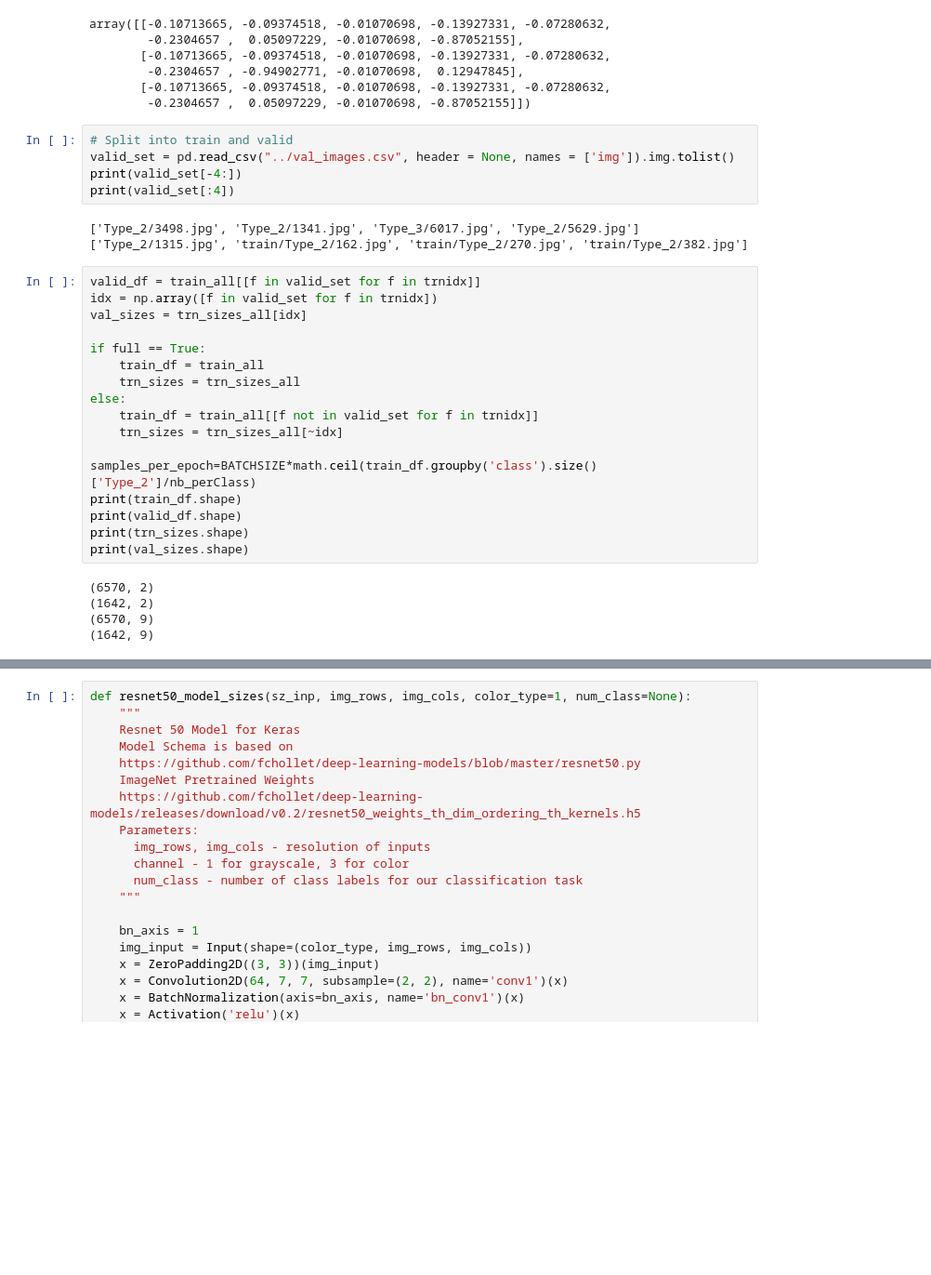
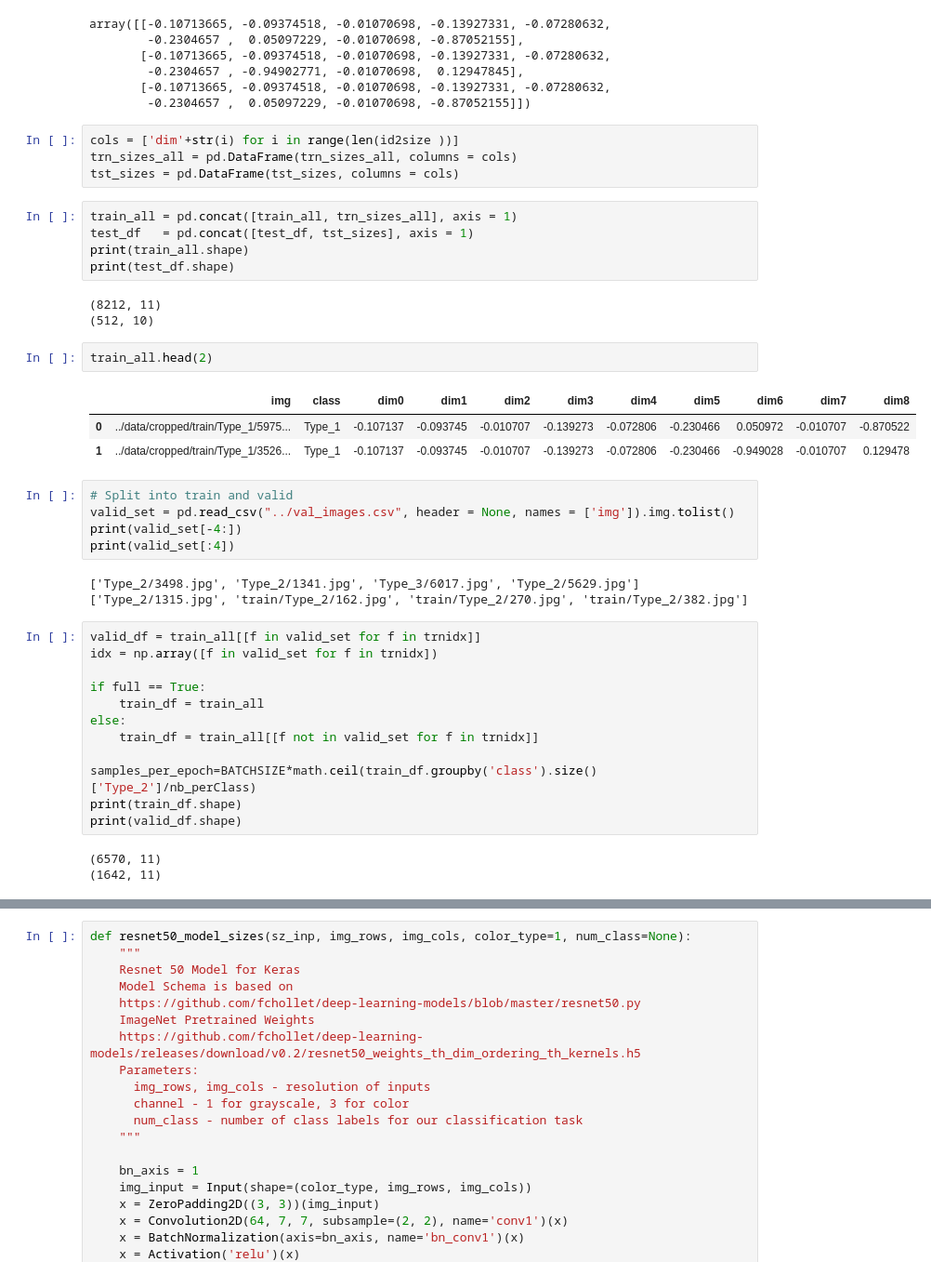
Before and after one commit to darraghdog/cervical, a Jupyter notebook: scripts/resnet50_val_dmcrop-imgdim-V1.ipynb, the cells around one changed output, grey strips where cells are left out. Shown: that part at 93% size. Saved outputs shown, nothing was run; the diff lists cells and outputs as text; blank space fills up the shorter version.

```diff
--- a/scripts/resnet50_val_dmcrop-imgdim-V1.ipynb
+++ b/scripts/resnet50_val_dmcrop-imgdim-V1.ipynb
@@ -152,6 +152,24 @@ array([[-0.10713665, -0.09374518, -0.01070698, -0.13927331, -0.07280632,
         -0.2304657 , -0.94902771, -0.01070698,  0.12947845],
        [-0.10713665, -0.09374518, -0.01070698, -0.13927331, -0.07280632,
         -0.2304657 ,  0.05097229, -0.01070698, -0.87052155]])
+# %%
+cols = ['dim'+str(i) for i in range(len(id2size ))]
+trn_sizes_all = pd.DataFrame(trn_sizes_all, columns = cols)
+tst_sizes = pd.DataFrame(tst_sizes, columns = cols)
+# %%
+train_all = pd.concat([train_all, trn_sizes_all], axis = 1)
+test_df   = pd.concat([test_df, tst_sizes], axis = 1)
+print(train_all.shape)
+print(test_df.shape)
+# %% [output]
+(8212, 11)
+(512, 10)
+# %%
+train_all.head(2)
+# %% [output]
+|  | img | class | dim0 | dim1 | dim2 | dim3 | dim4 | dim5 | dim6 | dim7 | dim8 |
+| 0 | ../data/cropped/train/Type_1/5975... | Type_1 | -0.107137 | -0.093745 | -0.010707 | -0.139273 | -0.072806 | -0.230466 | 0.050972 | -0.010707 | -0.870522 |
+| 1 | ../data/cropped/train/Type_1/3526... | Type_1 | -0.107137 | -0.093745 | -0.010707 | -0.139273 | -0.072806 | -0.230466 | -0.949028 | -0.010707 | 0.129478 |
 # %%
 # Split into train and valid
 valid_set = pd.read_csv("../val_images.csv", header = None, names = ['img']).img.tolist()
@@ -163,25 +181,18 @@ print(valid_set[:4])
 # %%
 valid_df = train_all[[f in valid_set for f in trnidx]]
 idx = np.array([f in valid_set for f in trnidx])
-val_sizes = trn_sizes_all[idx]
 
 if full == True:
     train_df = train_all
-    trn_sizes = trn_sizes_all
 else:
     train_df = train_all[[f not in valid_set for f in trnidx]]
-    trn_sizes = trn_sizes_all[~idx]
 
 samples_per_epoch=BATCHSIZE*math.ceil(train_df.groupby('class').size()['Type_2']/nb_perClass)
 print(train_df.shape)
 print(valid_df.shape)
-print(trn_sizes.shape)
-print(val_sizes.shape)
 # %% [output]
-(6570, 2)
-(1642, 2)
-(6570, 9)
-(1642, 9)
+(6570, 11)
+(1642, 11)
 # %%
 # Make our validation set
 l = valid_df.groupby('class').size()
```
Also changed, not shown: parts of 20 cells of this notebook, 4 other files.
